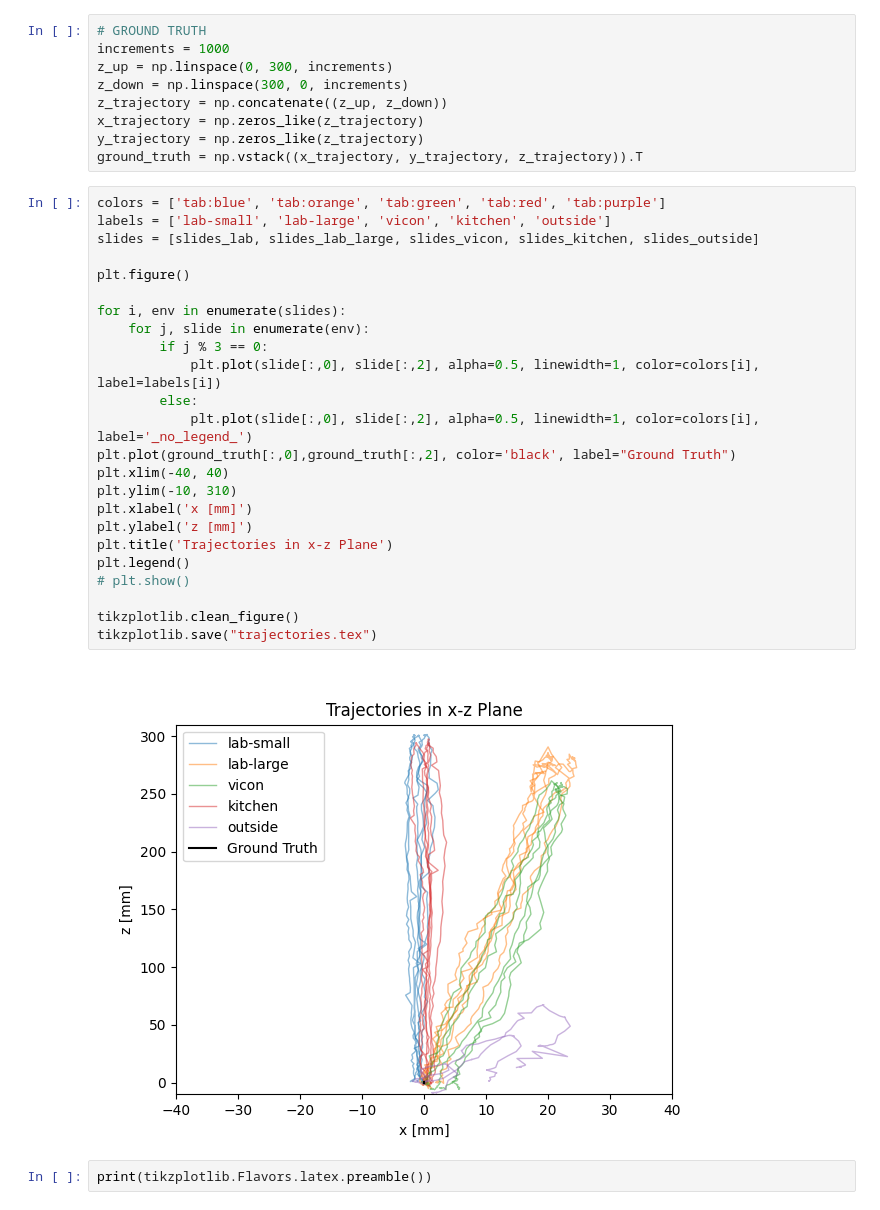
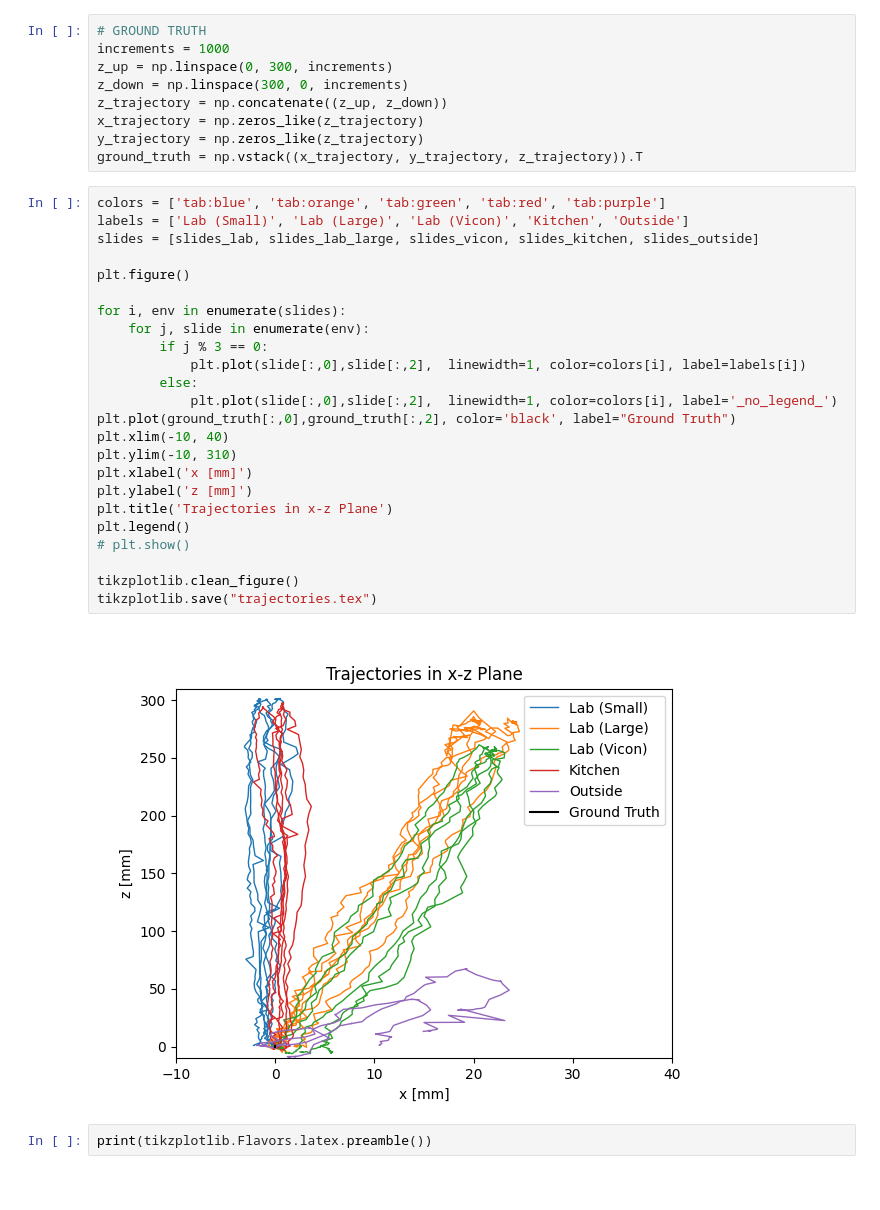
Before and after one commit to J4nn1K/demonstration-interface, a Jupyter notebook: notebooks/experiment2_environment.ipynb, the cells around one changed output. Drawn from its saved outputs; the diff is of its cells as text.

```diff
--- a/notebooks/experiment2_environment.ipynb
+++ b/notebooks/experiment2_environment.ipynb
@@ -58,30 +58,30 @@ y_trajectory = np.zeros_like(z_trajectory)
 ground_truth = np.vstack((x_trajectory, y_trajectory, z_trajectory)).T
 # %%
 colors = ['tab:blue', 'tab:orange', 'tab:green', 'tab:red', 'tab:purple']
-labels = ['lab-small', 'lab-large', 'vicon', 'kitchen', 'outside']
+labels = ['Lab (Small)', 'Lab (Large)', 'Lab (Vicon)', 'Kitchen', 'Outside']
 slides = [slides_lab, slides_lab_large, slides_vicon, slides_kitchen, slides_outside]
 
 plt.figure()
 
 for i, env in enumerate(slides):
     for j, slide in enumerate(env):
         if j % 3 == 0:
-            plt.plot(slide[:,0], slide[:,2], alpha=0.5, linewidth=1, color=colors[i], label=labels[i])
+            plt.plot(slide[:,0],slide[:,2],  linewidth=1, color=colors[i], label=labels[i])
         else:
-            plt.plot(slide[:,0], slide[:,2], alpha=0.5, linewidth=1, color=colors[i], label='_no_legend_')
+            plt.plot(slide[:,0],slide[:,2],  linewidth=1, color=colors[i], label='_no_legend_')
 plt.plot(ground_truth[:,0],ground_truth[:,2], color='black', label="Ground Truth")
-plt.xlim(-40, 40)
+plt.xlim(-10, 40)
 plt.ylim(-10, 310)
 plt.xlabel('x [mm]')
 plt.ylabel('z [mm]')
 plt.title('Trajectories in x-z Plane')
 plt.legend()
 # plt.show()
 
 tikzplotlib.clean_figure()
 tikzplotlib.save("trajectories.tex")
 # %% [output]
-[figure, old version]
+[figure, new version]
 # %%
 print(tikzplotlib.Flavors.latex.preamble())
 # %% [output]
```
Also changed, not shown: parts of 1 cell of this notebook, 4 other files.
